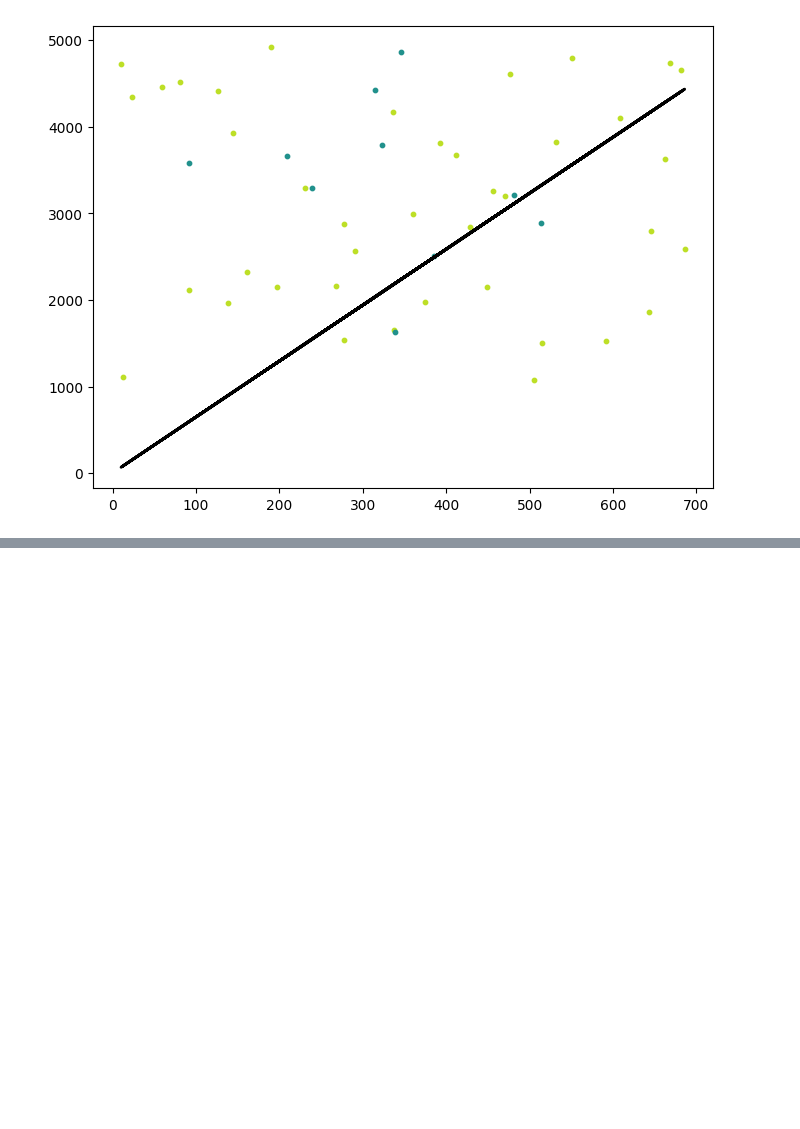
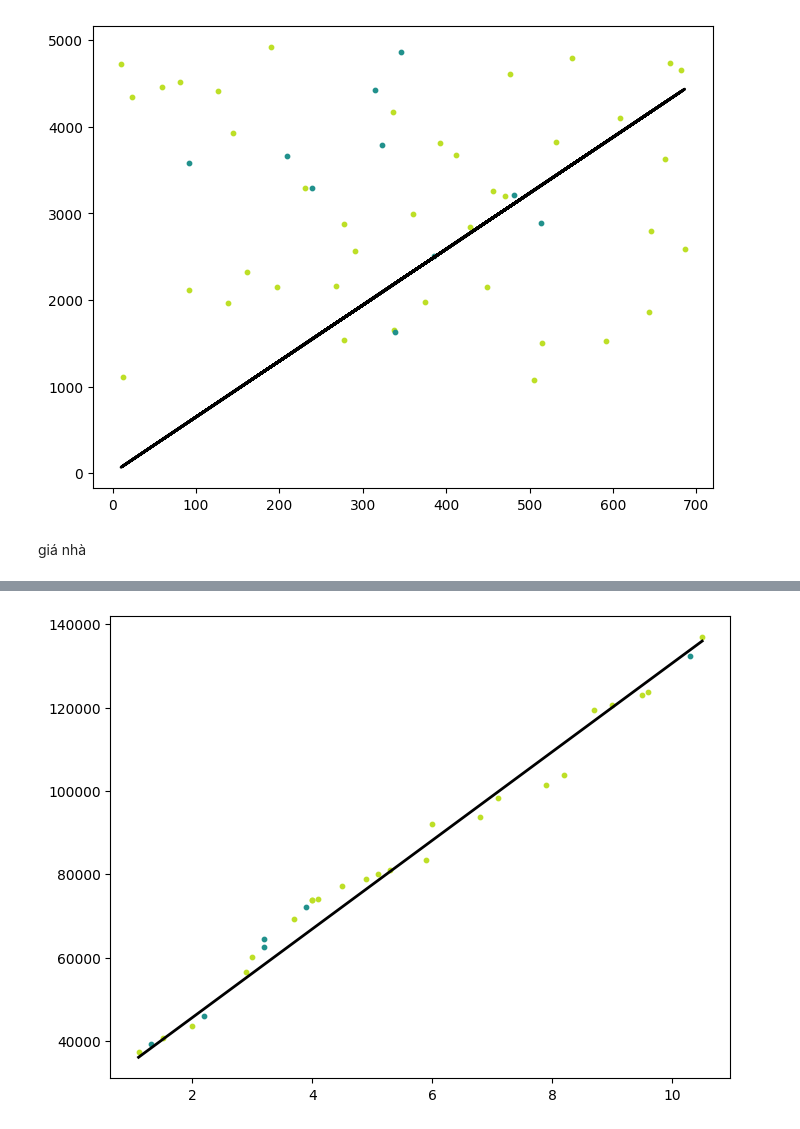
Before and after one commit to khiemchuong/hoc_may_2, a Jupyter notebook: baitap1.ipynb, the cells around one changed output, grey strips where cells are left out. Drawn from its saved outputs; the diff is of its cells as text; code cells hidden in the pictures; blank space fills up the shorter version.

```diff
--- a/baitap1.ipynb
+++ b/baitap1.ipynb
@@ -176,3 +176,82 @@ NaN or infinite values encountered. Adjusting the learning rate.
 MSE: 3323838.9718202134
 Accuracy: 0.05664884043729284
 [figure]
+# %% [markdown]
+giá nhà
+# %%
+import numpy as np
+
+
+def r2_score(y_true, y_pred):
+    corr_matrix = np.corrcoef(y_true, y_pred)
+    corr = corr_matrix[0, 1]
+    return corr ** 2
+
+
+class LinearRegression:
+    def __init__(self, learning_rate=0.001, n_iters=1000):
+        self.lr = learning_rate
+        self.n_iters = n_iters
+        self.weights = None
+        self.bias = None
+
+    def fit(self, X, y):
+        n_samples, n_features = X.shape
+
+        # init parameters
+        self.weights = np.zeros(n_features)
+        self.bias = 0
+
+        # gradient descent
+        for _ in range(self.n_iters):
+            y_predicted = np.dot(X, self.weights) + self.bias
+            # compute gradients
+            dw = (1 / n_samples) * np.dot(X.T, (y_predicted - y.values.ravel()))
+            db = (1 / n_samples) * np.sum(y_predicted - y.values.ravel())
+
+
+            # update parameters
+            self.weights -= self.lr * dw
+            self.bias -= self.lr * db
+
+    def predict(self, X):
+        y_approximated = np.dot(X, self.weights) + self.bias
+        return y_approximated
+
+
+# Testing
+if __name__ == "__main__":
+    # Imports
+    import matplotlib.pyplot as plt
+    from sklearn.model_selection import train_test_split
+    import pandas as pd
+
+    def mean_squared_error(y_true, y_pred):
+        return np.mean((y_true - y_pred) ** 2)
+
+    df=pd.read_csv("gia_nha.csv")
+    X=df[['acreage']]
+    y=df[['price']]
+
+    X_train, X_test, y_train, y_test = train_test_split(
+        X, y, test_size=0.2, random_state=1234
+    )
+
+    regressor = LinearRegression(learning_rate=0.01, n_iters=1000)
+    regressor.fit(X_train, y_train)
+    predictions = regressor.predict(X_test)
+    print(regressor.weights)
+    mse = mean_squared_error(y_test.values.ravel(), predictions)
+    print("MSE:", mse)
+
+    accu = r2_score(y_test.values.ravel(), predictions)
+    print("Accuracy:", accu)
+
+    y_pred_line = regressor.predict(X)
+    cmap = plt.get_cmap("viridis")
+    fig = plt.figure(figsize=(8, 6))
+    m1 = plt.scatter(X_train, y_train, color=cmap(0.9), s=10)
+    m2 = plt.scatter(X_test, y_test, color=cmap(0.5), s=10)
+    plt.plot(X, y_pred_line, color="black", linewidth=2, label="Prediction")
+    plt.show()
+# %% [output]
@@ -178,0 +261 @@ Accuracy: 0.05664884043729284
+[figure, added]
```
Also changed, not shown: parts of 1 cell of this notebook, 1 other file.
